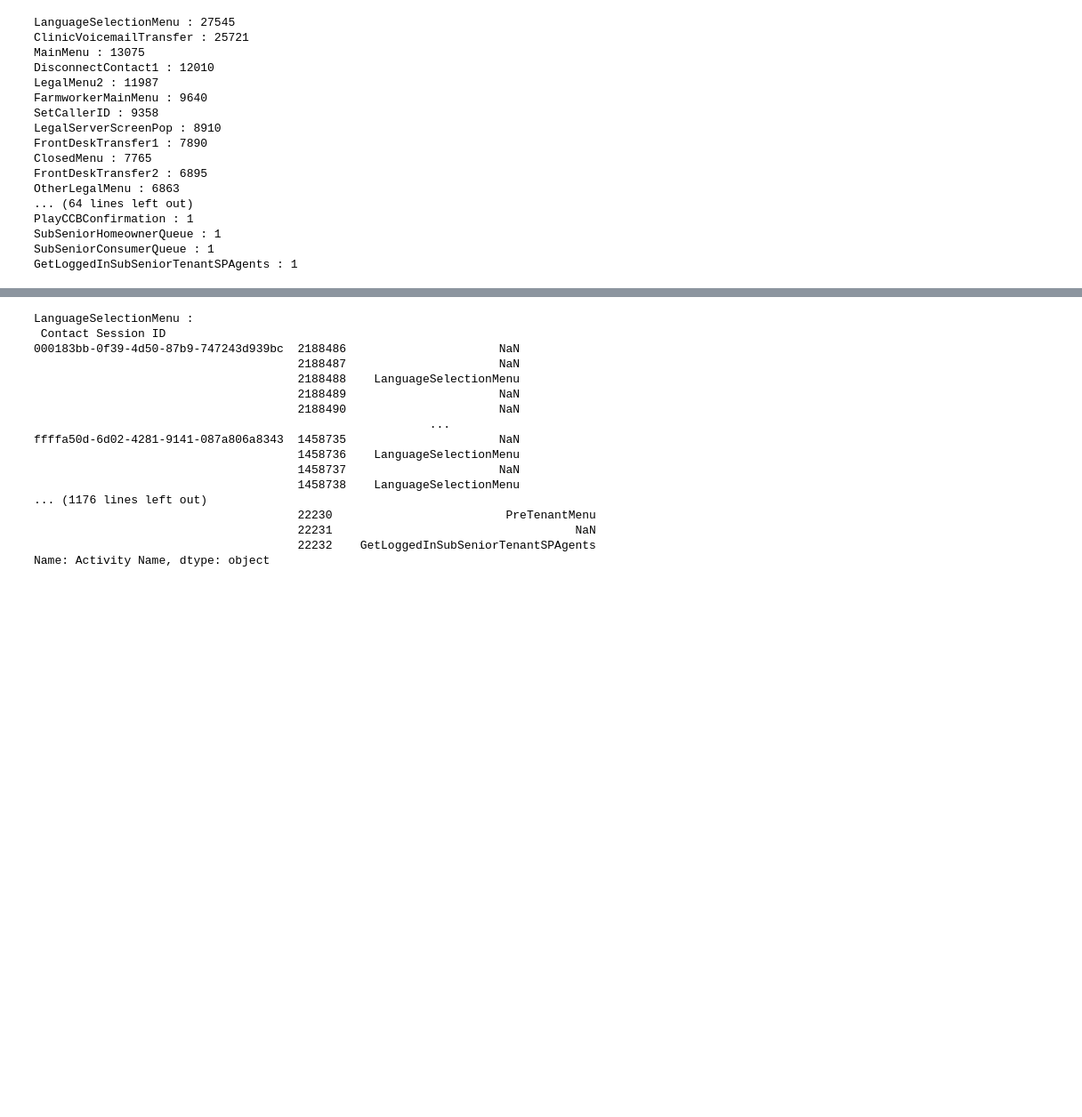
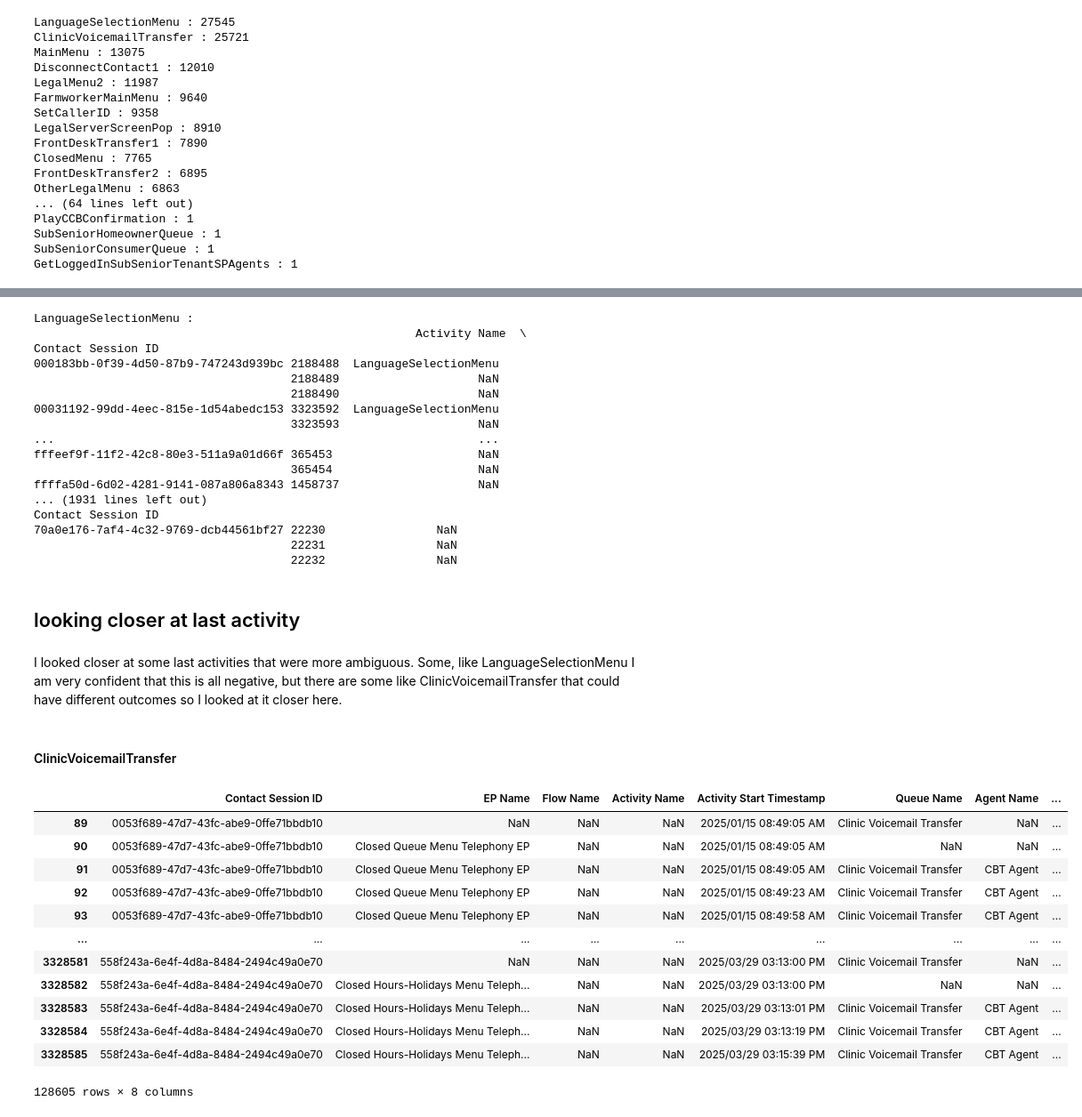
Before and after one commit to arvindkrishna87/STAT390_LegalAid_Fall2025, a Jupyter notebook: Code/Call outcome analysis/Consistency_Check_CallOutcome_Nov17_Derwent.ipynb, the cells around one changed output, grey strips where cells are left out. Shown at 89% size. Cells and saved outputs as stored; diff of their text form; code cells hidden in the pictures; blank space fills up the shorter version.

```diff
--- a/Code/Call outcome analysis/Consistency_Check_CallOutcome_Nov17_Derwent.ipynb
+++ b/Code/Call outcome analysis/Consistency_Check_CallOutcome_Nov17_Derwent.ipynb
@@ -311,23 +271,48 @@ results['MainMenu']['journeys'].head(20)
 # %%
+# looping through every last activity to see how the calls ends generally (apologies for the long output)
 for cat in last_act:
-    grouped = results[cat]['journeys'].groupby("Contact Session ID")['Activity Name']
-    last_activities = grouped.apply(lambda x: x.tail())
+    grouped = results[cat]['journeys'].groupby("Contact Session ID")[['Activity Name', 'Termination Reason']]
+    last_activities = grouped.apply(lambda x: x.tail(3))
     print(cat, ":\n", last_activities, "\n")
 # %% [output]
 LanguageSelectionMenu :
- Contact Session ID
-000183bb-0f39-4d50-87b9-747243d939bc  2188486                      NaN
-                                      2188487                      NaN
-                                      2188488    LanguageSelectionMenu
-                                      2188489                      NaN
-                                      2188490                      NaN
-                                                         ...
-ffffa50d-6d02-4281-9141-087a806a8343  1458735                      NaN
-                                      1458736    LanguageSelectionMenu
-                                      1458737                      NaN
-                                      1458738    LanguageSelectionMenu
-... (1176 lines left out)
-                                      22230                         PreTenantMenu
-                                      22231                                   NaN
-                                      22232    GetLoggedInSubSeniorTenantSPAgents
-Name: Activity Name, dtype: object
+                                                       Activity Name  \
+Contact Session ID
+000183bb-0f39-4d50-87b9-747243d939bc 2188488  LanguageSelectionMenu
+                                     2188489                    NaN
+                                     2188490                    NaN
+00031192-99dd-4eec-815e-1d54abedc153 3323592  LanguageSelectionMenu
+                                     3323593                    NaN
+...                                                             ...
+fffeef9f-11f2-42c8-80e3-511a9a01d66f 365453                     NaN
+                                     365454                     NaN
+ffffa50d-6d02-4281-9141-087a806a8343 1458737                    NaN
+... (1931 lines left out)
+Contact Session ID
+70a0e176-7af4-4c32-9769-dcb44561bf27 22230                NaN
+                                     22231                NaN
+                                     22232                NaN
+# %% [markdown]
+## looking closer at last activity
+# %% [markdown]
+I looked closer at some last activities that were more ambiguous. Some, like LanguageSelectionMenu I am very confident that this is all negative, but there are some like ClinicVoicemailTransfer that could have different outcomes so I looked at it closer here.
+# %% [markdown]
+#### ClinicVoicemailTransfer
+# %%
+# ClinicVoiceMailTransfer
+activities = df_main[df_main['Contact Session ID'].isin(last[last['Last Activity'] == "ClinicVoicemailTransfer"]['Contact Session ID'])]
+activities.groupby('Contact Session ID').tail()
+# %% [output]
+|  | Contact Session ID | EP Name | Flow Name | Activity Name | Activity Start Timestamp | Queue Name | Agent Name | ... |
+| 89 | 0053f689-47d7-43fc-abe9-0ffe71bbdb10 | NaN | NaN | NaN | 2025/01/15 08:49:05 AM | Clinic Voicemail Transfer | NaN | ... |
+| 90 | 0053f689-47d7-43fc-abe9-0ffe71bbdb10 | Closed Queue Menu Telephony EP | NaN | NaN | 2025/01/15 08:49:05 AM | NaN | NaN | ... |
+| 91 | 0053f689-47d7-43fc-abe9-0ffe71bbdb10 | Closed Queue Menu Telephony EP | NaN | NaN | 2025/01/15 08:49:05 AM | Clinic Voicemail Transfer | CBT Agent | ... |
+| 92 | 0053f689-47d7-43fc-abe9-0ffe71bbdb10 | Closed Queue Menu Telephony EP | NaN | NaN | 2025/01/15 08:49:23 AM | Clinic Voicemail Transfer | CBT Agent | ... |
+| 93 | 0053f689-47d7-43fc-abe9-0ffe71bbdb10 | Closed Queue Menu Telephony EP | NaN | NaN | 2025/01/15 08:49:58 AM | Clinic Voicemail Transfer | CBT Agent | ... |
+| ... | ... | ... | ... | ... | ... | ... | ... | ... |
+| 3328581 | 558f243a-6e4f-4d8a-8484-2494c49a0e70 | NaN | NaN | NaN | 2025/03/29 03:13:00 PM | Clinic Voicemail Transfer | NaN | ... |
+| 3328582 | 558f243a-6e4f-4d8a-8484-2494c49a0e70 | Closed Hours-Holidays Menu Teleph... | NaN | NaN | 2025/03/29 03:13:00 PM | NaN | NaN | ... |
+| 3328583 | 558f243a-6e4f-4d8a-8484-2494c49a0e70 | Closed Hours-Holidays Menu Teleph... | NaN | NaN | 2025/03/29 03:13:01 PM | Clinic Voicemail Transfer | CBT Agent | ... |
+| 3328584 | 558f243a-6e4f-4d8a-8484-2494c49a0e70 | Closed Hours-Holidays Menu Teleph... | NaN | NaN | 2025/03/29 03:13:19 PM | Clinic Voicemail Transfer | CBT Agent | ... |
+| 3328585 | 558f243a-6e4f-4d8a-8484-2494c49a0e70 | Closed Hours-Holidays Menu Teleph... | NaN | NaN | 2025/03/29 03:15:39 PM | Clinic Voicemail Transfer | CBT Agent | ... |
+128605 rows × 8 columns
```
Also changed, not shown: parts of 5 cells of this notebook, 2 other files.
